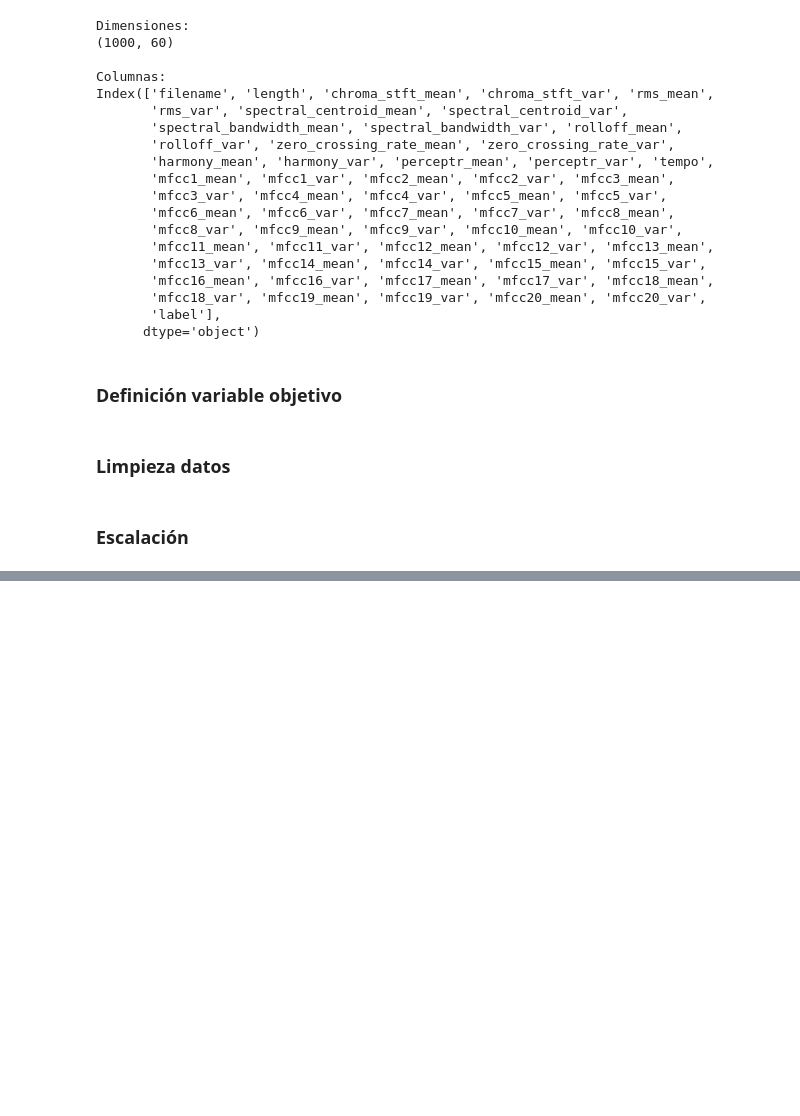
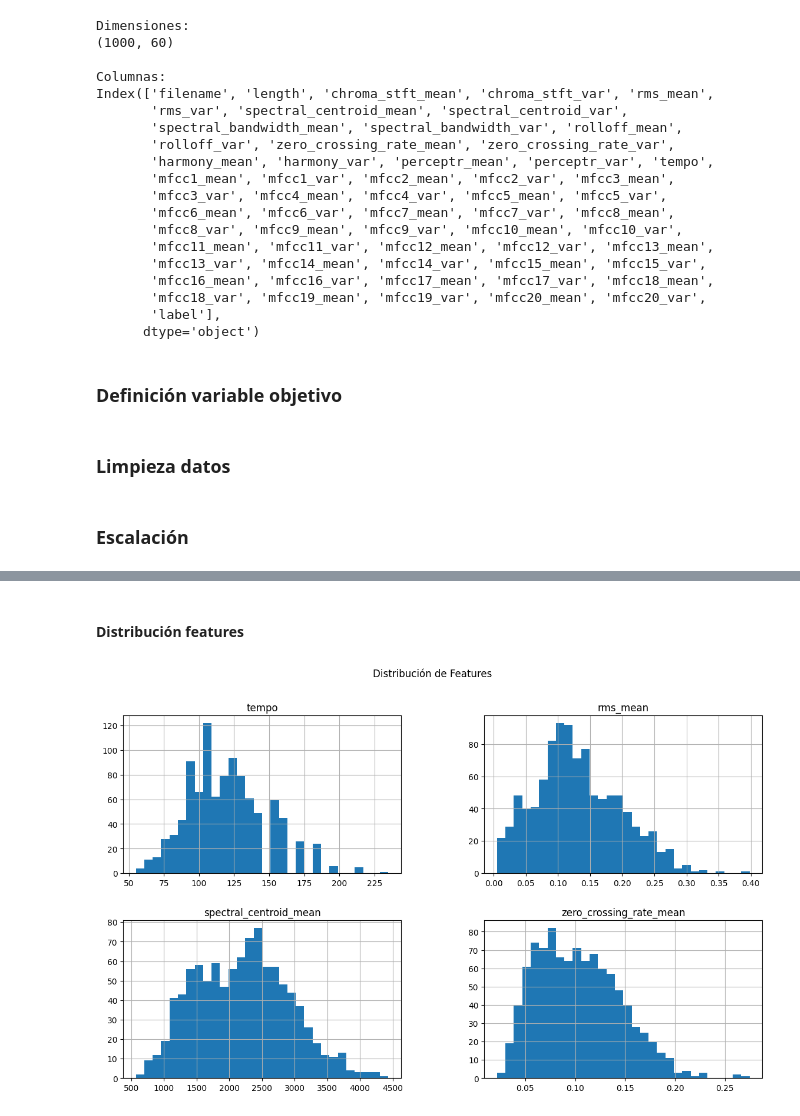
Before and after one commit to MajoRC221051/Proyecto-Final---Seminario-2, a Jupyter notebook: Proyecto_Final_Seminario.ipynb, the cells around one changed output, grey strips where cells are left out. Drawn from its saved outputs; the diff is of its cells as text; code cells hidden in the pictures; blank space fills up the shorter version.

```diff
--- a/Proyecto_Final_Seminario.ipynb
+++ b/Proyecto_Final_Seminario.ipynb
@@ -118,0 +175,20 @@ X_test_scaled = scaler.transform(X_test)
+# %% [markdown]
+#### Distribución features
+# %%
+features = [
+    'tempo',
+    'rms_mean',
+    'spectral_centroid_mean',
+    'zero_crossing_rate_mean'
+]
+
+df[features].hist(
+    figsize=(14,8),
+    bins=30
+)
+
+plt.suptitle("Distribución de Features")
+
+plt.show()
+# %% [output]
+[figure, added]
```
Also changed, not shown: parts of 12 cells of this notebook.
